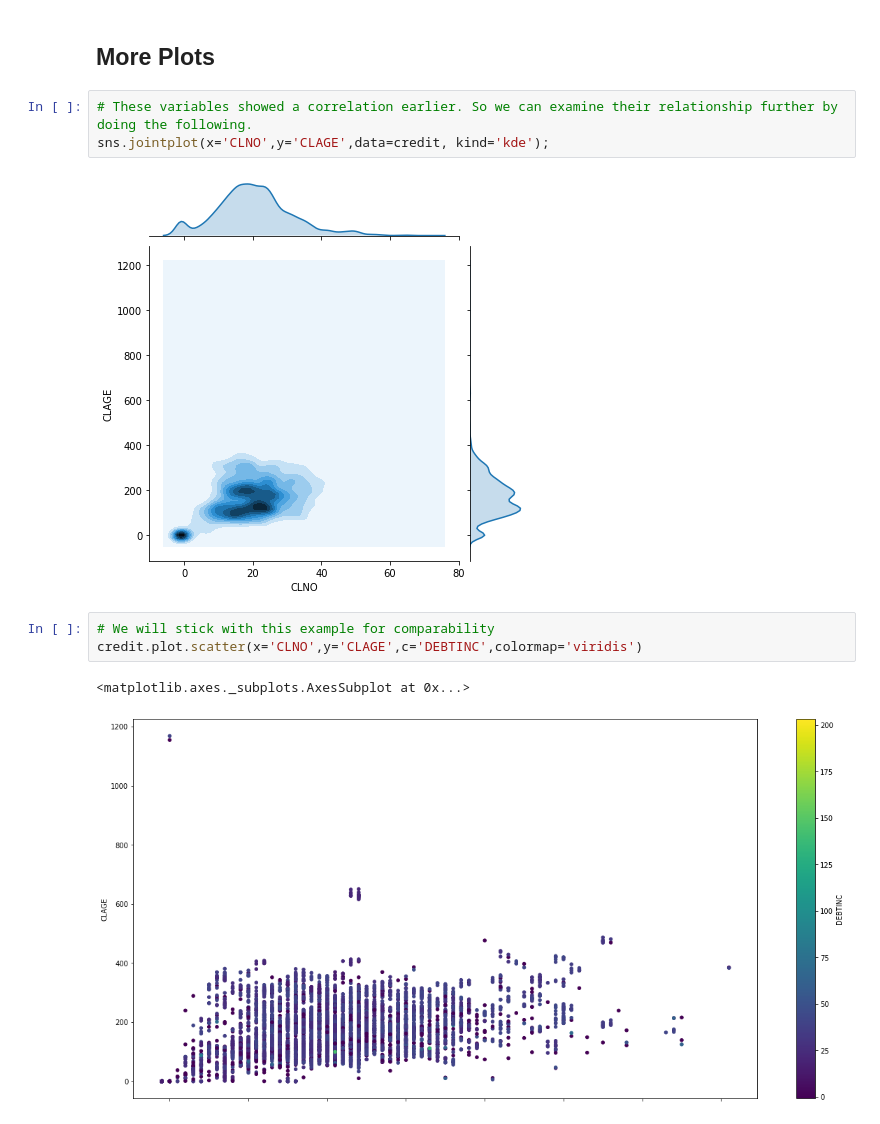
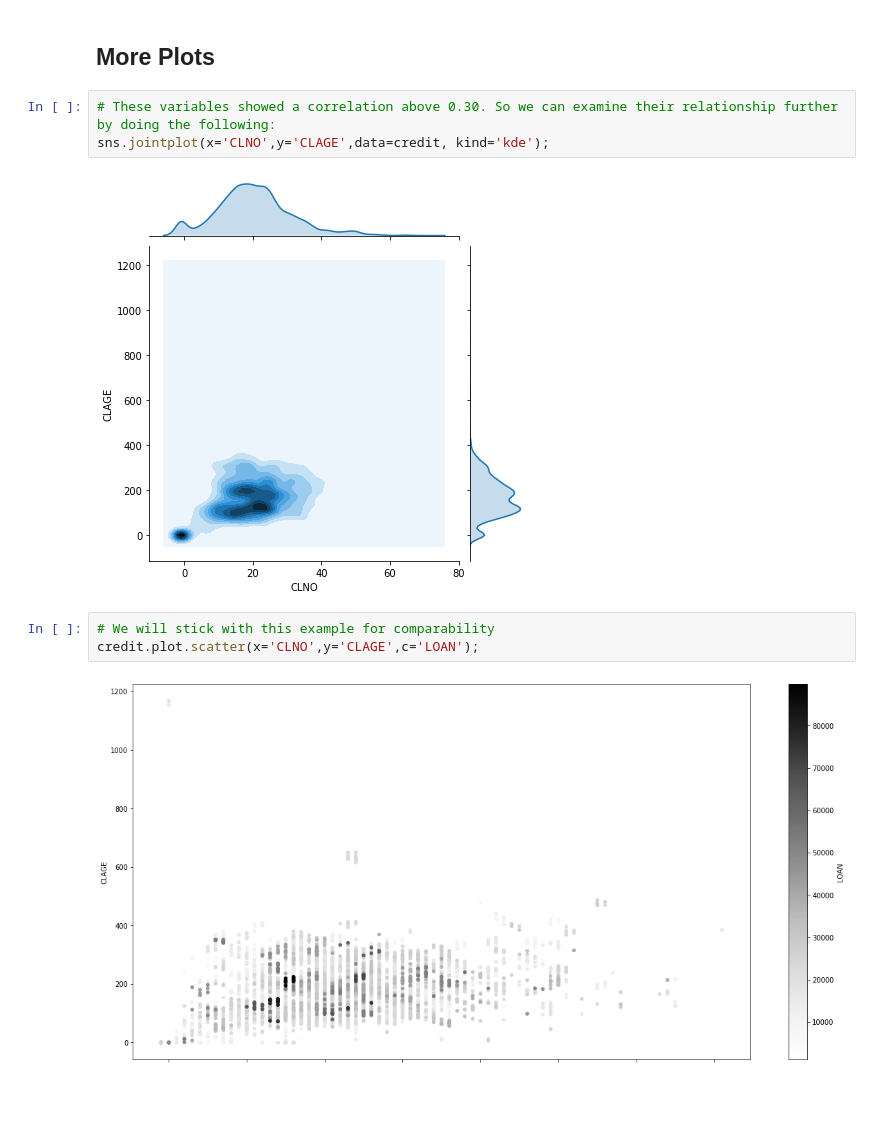
Before and after one commit to wiebkepeters/IS-HU-Berlin, a Jupyter notebook: AdamsEDA.ipynb, the cells around one changed output. Saved outputs shown, nothing was run; the diff lists cells and outputs as text; blank space fills up the shorter version.

Commit message:
Update AdamsEDA.ipynb
fixed minor errors on the last few plots

```diff
--- a/AdamsEDA.ipynb
+++ b/AdamsEDA.ipynb
@@ -427,14 +426,13 @@ creditnew.head()
 # %% [markdown]
 ## More Plots
 # %%
-# These variables showed a correlation earlier. So we can examine their relationship further by doing the following.
+# These variables showed a correlation above 0.30. So we can examine their relationship further by doing the following:
 sns.jointplot(x='CLNO',y='CLAGE',data=credit, kind='kde');
 # %% [output]
 [figure]
 # %%
 # We will stick with this example for comparability
-credit.plot.scatter(x='CLNO',y='CLAGE',c='DEBTINC',colormap='viridis')
+credit.plot.scatter(x='CLNO',y='CLAGE',c='LOAN');
 # %% [output]
-<matplotlib.axes._subplots.AxesSubplot at 0x...>
-[figure, old version]
+[figure, new version]
 # %%
```
Also changed, not shown: parts of 3 cells of this notebook.
